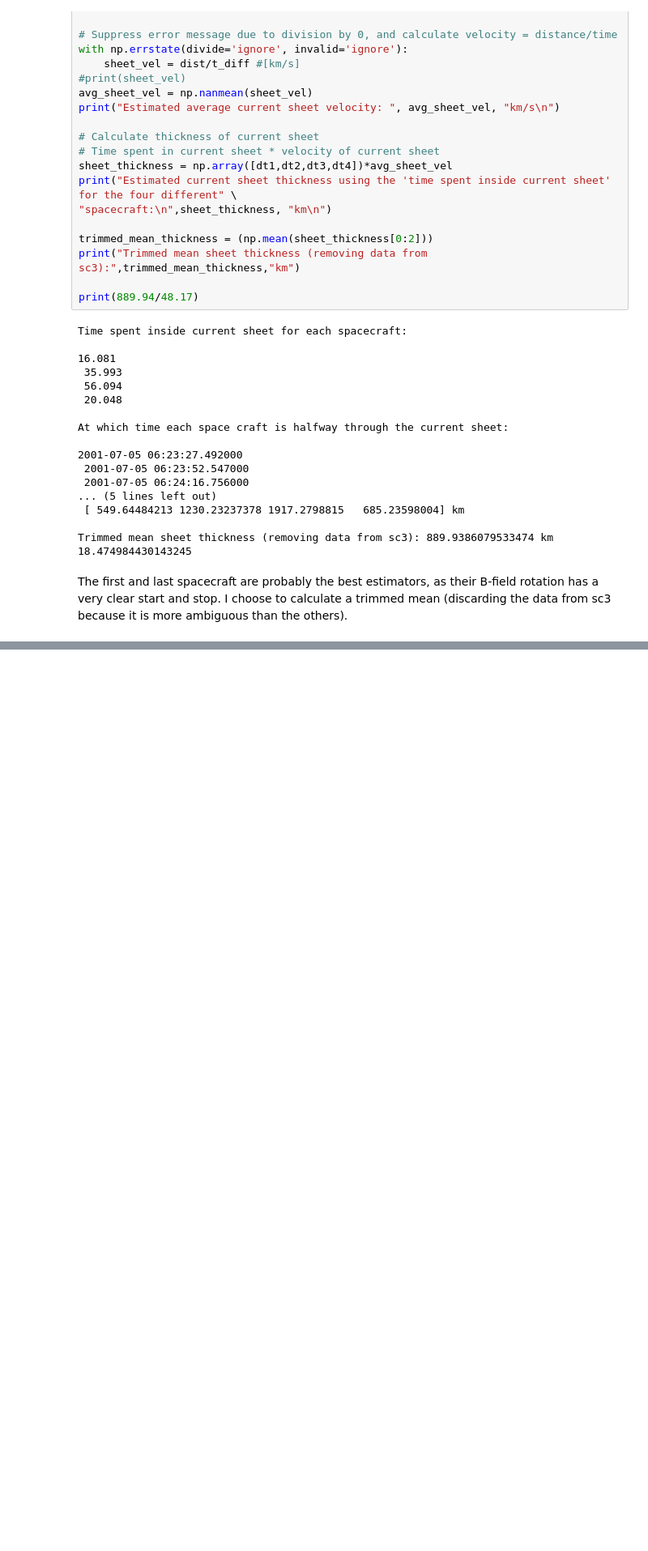
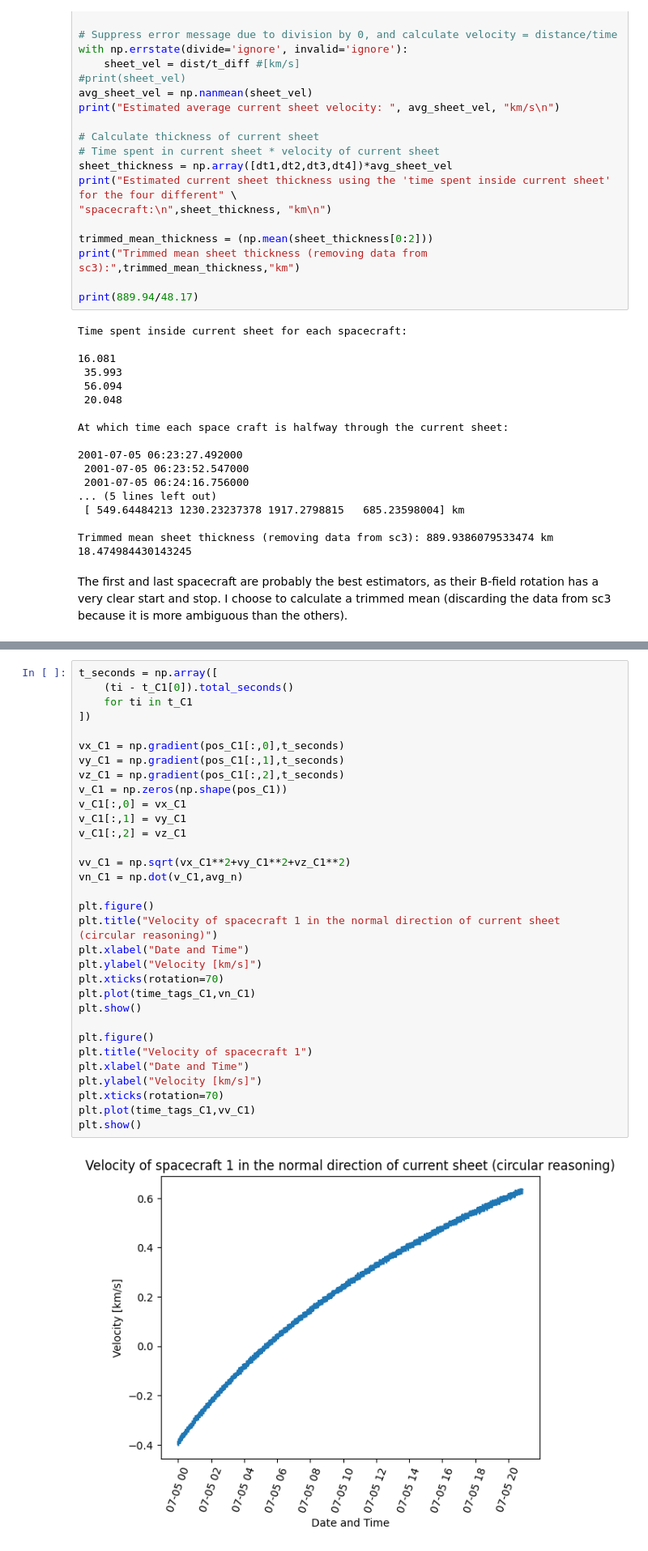
Before and after one commit to Emilwikk/Space-Physics-Labs, a Jupyter notebook: src/Magnetopause.ipynb, the cells around one changed output, grey strips where cells are left out. Shown at 81% size. Drawn from its saved outputs; the diff is of its cells as text; blank space fills up the shorter version.

```diff
--- a/src/Magnetopause.ipynb
+++ b/src/Magnetopause.ipynb
@@ -461,0 +469,34 @@ axs[3].tick_params(axis='x', rotation=70)
+# %%
+t_seconds = np.array([
+    (ti - t_C1[0]).total_seconds()
+    for ti in t_C1
+])
+
+vx_C1 = np.gradient(pos_C1[:,0],t_seconds)
+vy_C1 = np.gradient(pos_C1[:,1],t_seconds)
+vz_C1 = np.gradient(pos_C1[:,2],t_seconds)
+v_C1 = np.zeros(np.shape(pos_C1))
+v_C1[:,0] = vx_C1
+v_C1[:,1] = vy_C1
+v_C1[:,2] = vz_C1
+
+vv_C1 = np.sqrt(vx_C1**2+vy_C1**2+vz_C1**2)
+vn_C1 = np.dot(v_C1,avg_n)
+
+plt.figure()
+plt.title("Velocity of spacecraft 1 in the normal direction of current sheet (circular reasoning)")
+plt.xlabel("Date and Time")
+plt.ylabel("Velocity [km/s]")
+plt.xticks(rotation=70)
+plt.plot(time_tags_C1,vn_C1)
+plt.show()
+
+plt.figure()
+plt.title("Velocity of spacecraft 1")
+plt.xlabel("Date and Time")
+plt.ylabel("Velocity [km/s]")
+plt.xticks(rotation=70)
+plt.plot(time_tags_C1,vv_C1)
+plt.show()
+# %% [output]
+[figure, added]
```
Also changed, not shown: parts of 6 cells of this notebook, 2 other files.
